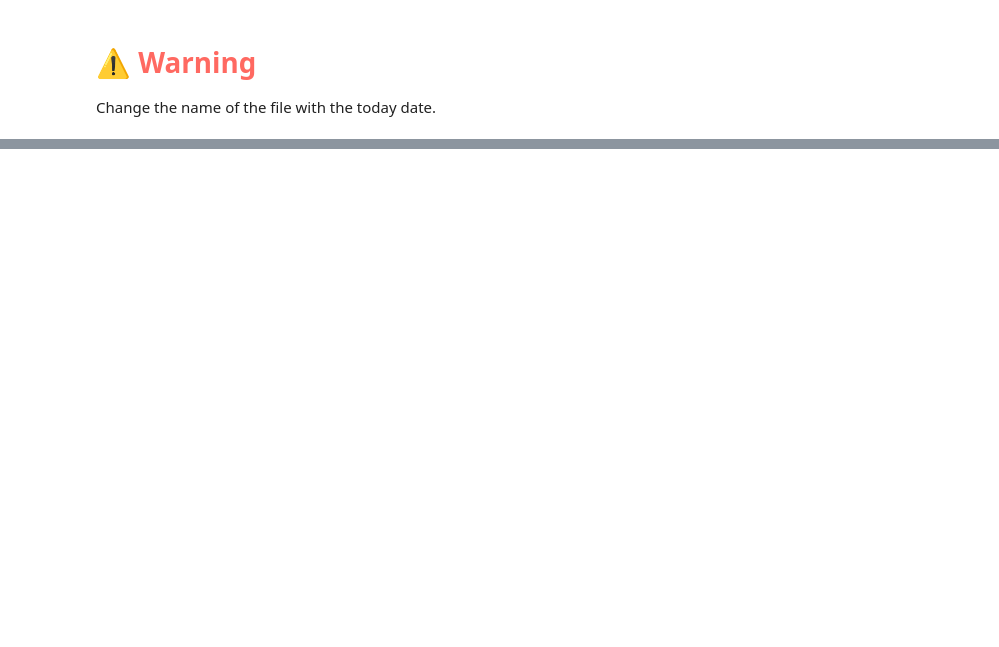
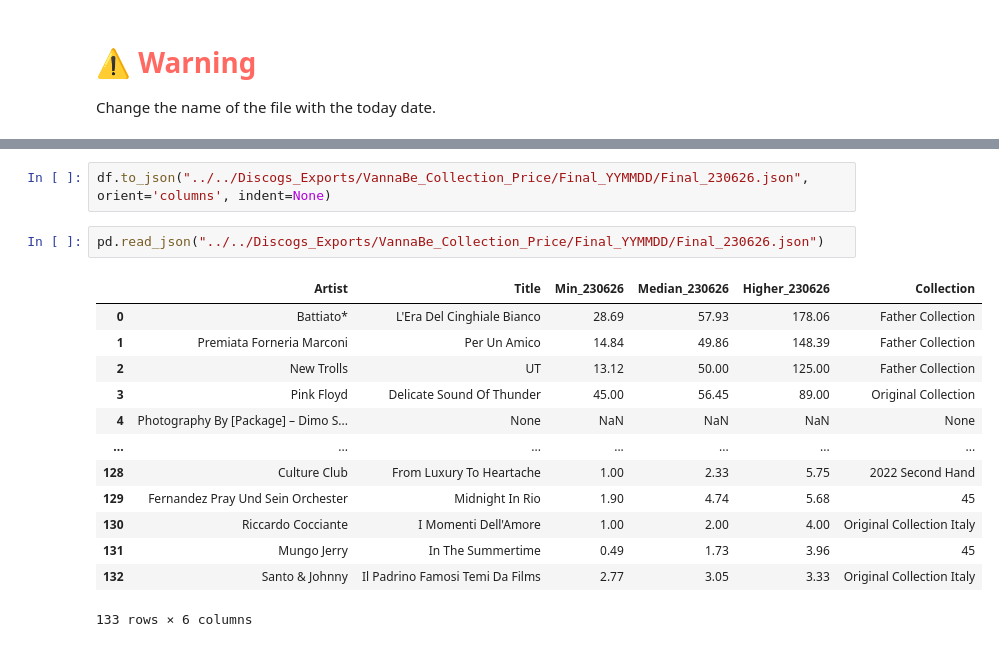
Before and after one commit to VannaLZ/Vinyl_Collection_Project, a Jupyter notebook: Discogs/Discogs_EDA/Collection_Value/Value_230626.ipynb, the cells around one changed output, grey strips where cells are left out. Saved outputs shown, nothing was run; the diff lists cells and outputs as text; blank space fills up the shorter version.

```diff
--- a/Discogs/Discogs_EDA/Collection_Value/Value_230626.ipynb
+++ b/Discogs/Discogs_EDA/Collection_Value/Value_230626.ipynb
@@ -218,0 +289,18 @@ df = df.rename(columns={'Min':"Min_260623", 'Median': 'Median_260623', 'Higher':
+# %%
+df.to_json("../../Discogs_Exports/VannaBe_Collection_Price/Final_YYMMDD/Final_230626.json", orient='columns', indent=None)
+# %%
+pd.read_json("../../Discogs_Exports/VannaBe_Collection_Price/Final_YYMMDD/Final_230626.json")
+# %% [output]
+|  | Artist | Title | Min_230626 | Median_230626 | Higher_230626 | Collection |
+| 0 | Battiato* | L'Era Del Cinghiale Bianco | 28.69 | 57.93 | 178.06 | Father Collection |
+| 1 | Premiata Forneria Marconi | Per Un Amico | 14.84 | 49.86 | 148.39 | Father Collection |
+| 2 | New Trolls | UT | 13.12 | 50.00 | 125.00 | Father Collection |
+| 3 | Pink Floyd | Delicate Sound Of Thunder | 45.00 | 56.45 | 89.00 | Original Collection |
+| 4 | Photography By [Package] – Dimo S... | None | NaN | NaN | NaN | None |
+| ... | ... | ... | ... | ... | ... | ... |
+| 128 | Culture Club | From Luxury To Heartache | 1.00 | 2.33 | 5.75 | 2022 Second Hand |
+| 129 | Fernandez Pray Und Sein Orchester | Midnight In Rio | 1.90 | 4.74 | 5.68 | 45 |
+| 130 | Riccardo Cocciante | I Momenti Dell'Amore | 1.00 | 2.00 | 4.00 | Original Collection Italy |
+| 131 | Mungo Jerry | In The Summertime | 0.49 | 1.73 | 3.96 | 45 |
+| 132 | Santo & Johnny | Il Padrino Famosi Temi Da Films | 2.77 | 3.05 | 3.33 | Original Collection Italy |
+133 rows × 6 columns
```
Also changed, not shown: parts of 27 cells of this notebook, 6 other files.
